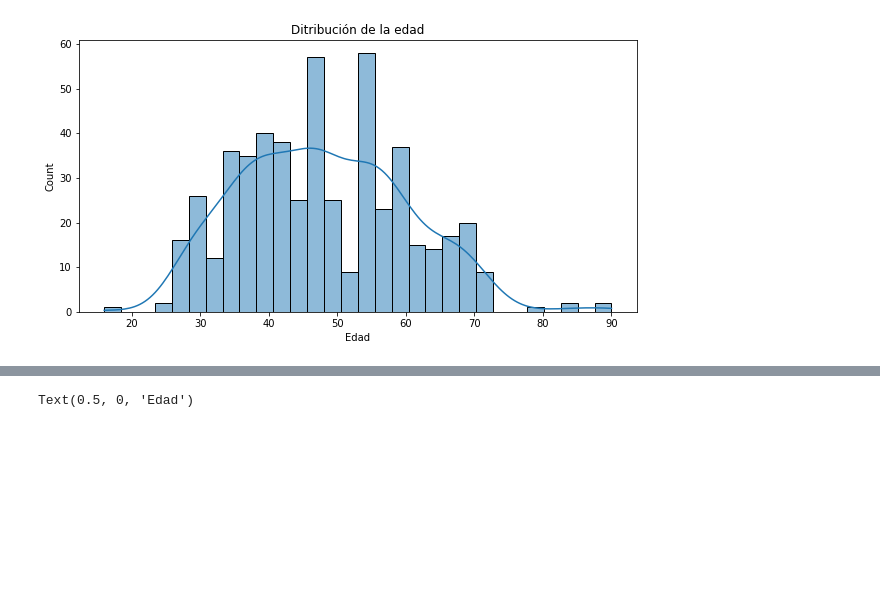
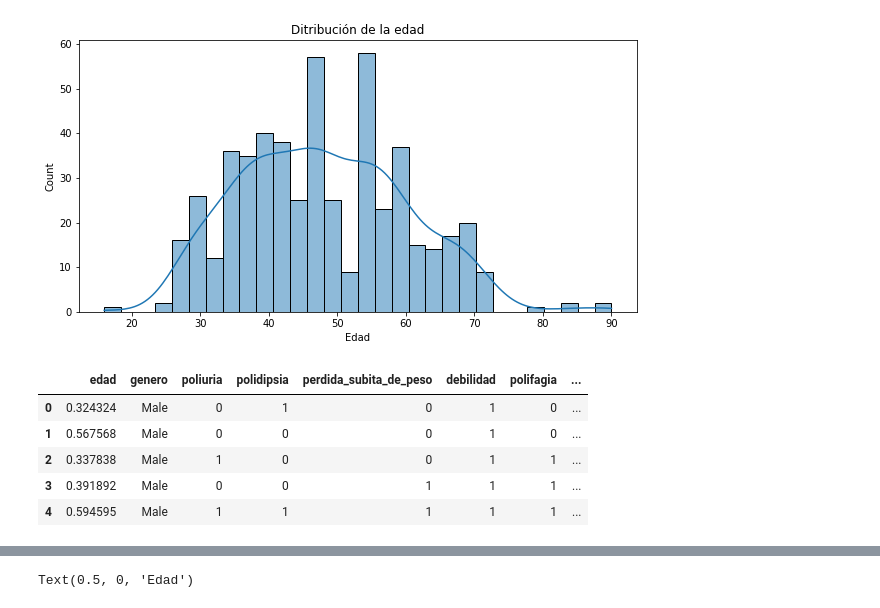
Before and after one commit to GerardoMayel/diabetes_diagnosis, a Jupyter notebook: pre_diagnostico_diabetes_modelo.ipynb, the cells around one changed output, grey strips where cells are left out. Drawn from its saved outputs; the diff is of its cells as text; code cells hidden in the pictures; blank space fills up the shorter version.

```diff
--- a/pre_diagnostico_diabetes_modelo.ipynb
+++ b/pre_diagnostico_diabetes_modelo.ipynb
@@ -92,3 +94,12 @@ def escalar_edad(df):
     return df
 # %%
 df = escalar_edad(df)
+# %%
+df.head()
+# %% [output]
+|  | edad | genero | poliuria | polidipsia | perdida_subita_de_peso | debilidad | polifagia | ... |
+| 0 | 0.324324 | Male | 0 | 1 | 0 | 1 | 0 | ... |
+| 1 | 0.567568 | Male | 0 | 0 | 0 | 1 | 0 | ... |
+| 2 | 0.337838 | Male | 1 | 0 | 0 | 1 | 1 | ... |
+| 3 | 0.391892 | Male | 0 | 0 | 1 | 1 | 1 | ... |
+| 4 | 0.594595 | Male | 1 | 1 | 1 | 1 | 1 | ... |
```
Also changed, not shown: parts of 15 cells of this notebook, 9 other files.
